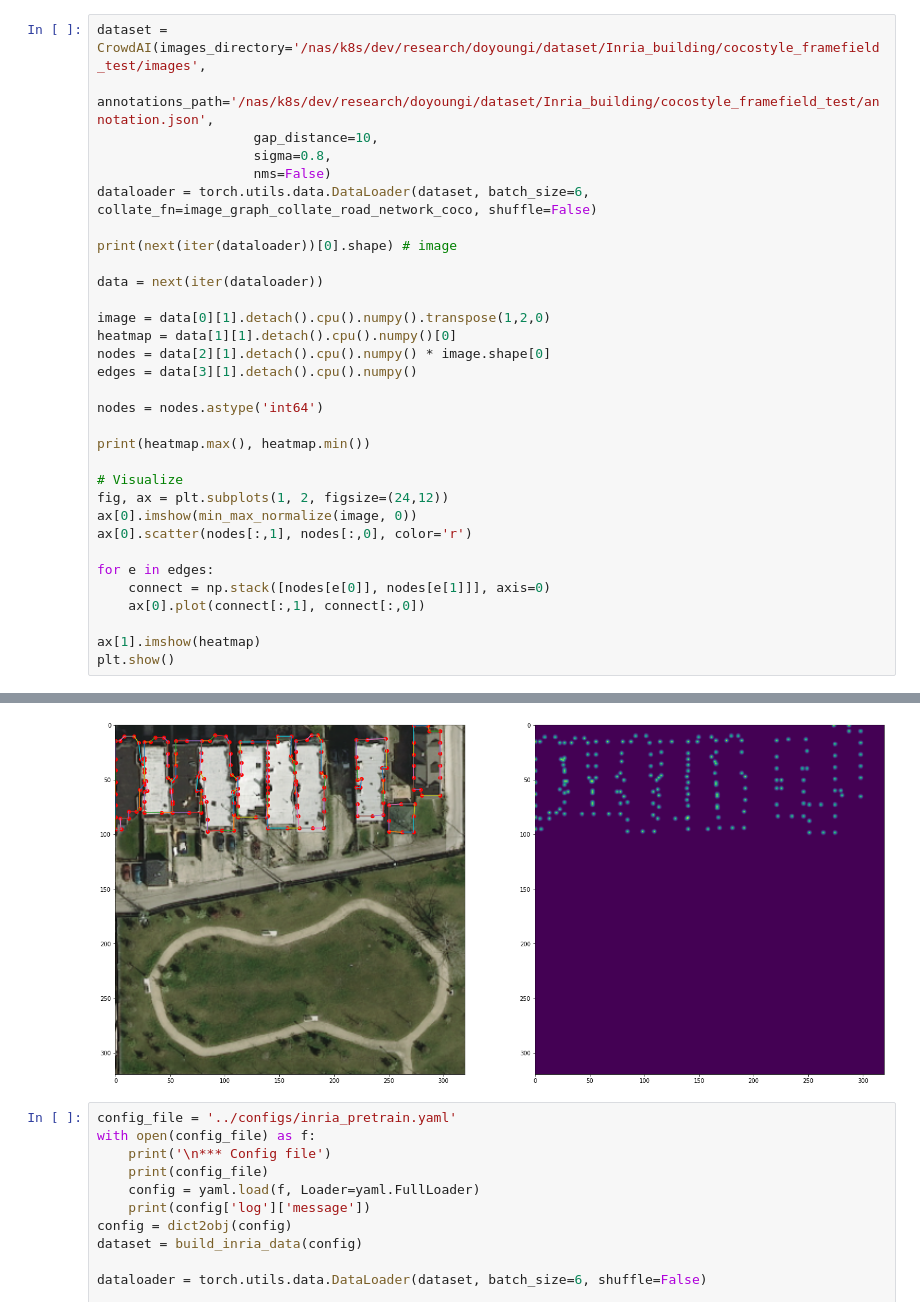
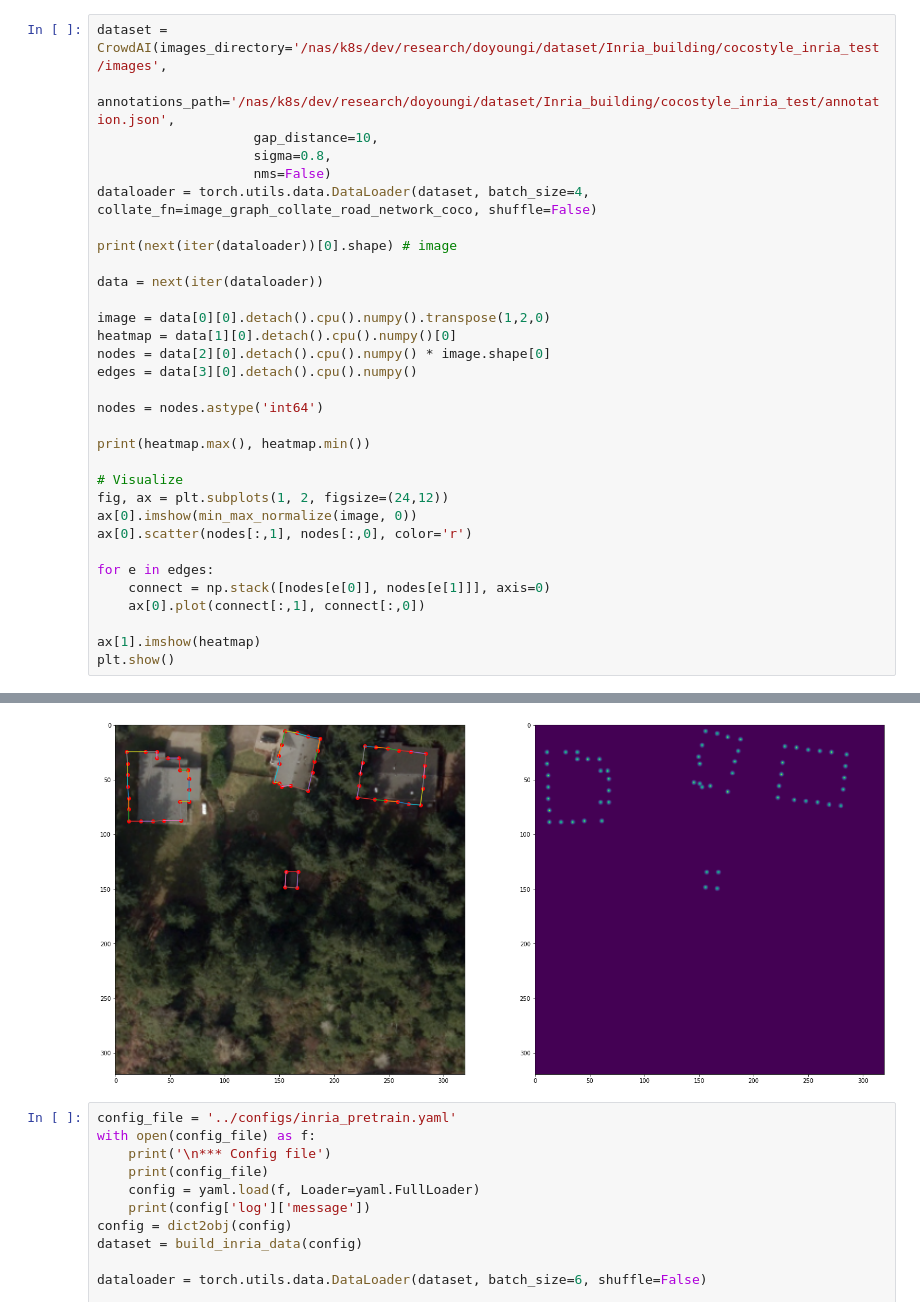
Before and after one commit to tmits37/relationformer, a Jupyter notebook: notebooks/dataset_visualization.ipynb, the cells around one changed output, grey strips where cells are left out. Drawn from its saved outputs; the diff is of its cells as text.

```diff
--- a/notebooks/dataset_visualization.ipynb
+++ b/notebooks/dataset_visualization.ipynb
@@ -13,21 +16,21 @@ from dataloader_cocostyle import CrowdAI, image_graph_collate_road_network_coco,
 from dataset_inria import build_inria_data
 from pretrain import dict2obj
 # %%
-dataset = CrowdAI(images_directory='/nas/k8s/dev/research/doyoungi/dataset/Inria_building/cocostyle_framefield_test/images',
-                    annotations_path='/nas/k8s/dev/research/doyoungi/dataset/Inria_building/cocostyle_framefield_test/annotation.json',
+dataset = CrowdAI(images_directory='/nas/k8s/dev/research/doyoungi/dataset/Inria_building/cocostyle_inria_test/images',
+                    annotations_path='/nas/k8s/dev/research/doyoungi/dataset/Inria_building/cocostyle_inria_test/annotation.json',
                     gap_distance=10,
                     sigma=0.8,
                     nms=False)
-dataloader = torch.utils.data.DataLoader(dataset, batch_size=6, collate_fn=image_graph_collate_road_network_coco, shuffle=False)
+dataloader = torch.utils.data.DataLoader(dataset, batch_size=4, collate_fn=image_graph_collate_road_network_coco, shuffle=False)
 
 print(next(iter(dataloader))[0].shape) # image
 
 data = next(iter(dataloader))
 
-image = data[0][1].detach().cpu().numpy().transpose(1,2,0)
-heatmap = data[1][1].detach().cpu().numpy()[0]
-nodes = data[2][1].detach().cpu().numpy() * image.shape[0]
-edges = data[3][1].detach().cpu().numpy()
+image = data[0][0].detach().cpu().numpy().transpose(1,2,0)
+heatmap = data[1][0].detach().cpu().numpy()[0]
+nodes = data[2][0].detach().cpu().numpy() * image.shape[0]
+edges = data[3][0].detach().cpu().numpy()
 
 nodes = nodes.astype('int64')
 
@@ -57,4 +60,4 @@ torch.Size([6, 3, 320, 320])
-[figure, old version]
+[figure, new version]
 # %%
 config_file = '../configs/inria_pretrain.yaml'
 with open(config_file) as f:
```
Also changed, not shown: parts of 6 cells of this notebook, 1 other file.
